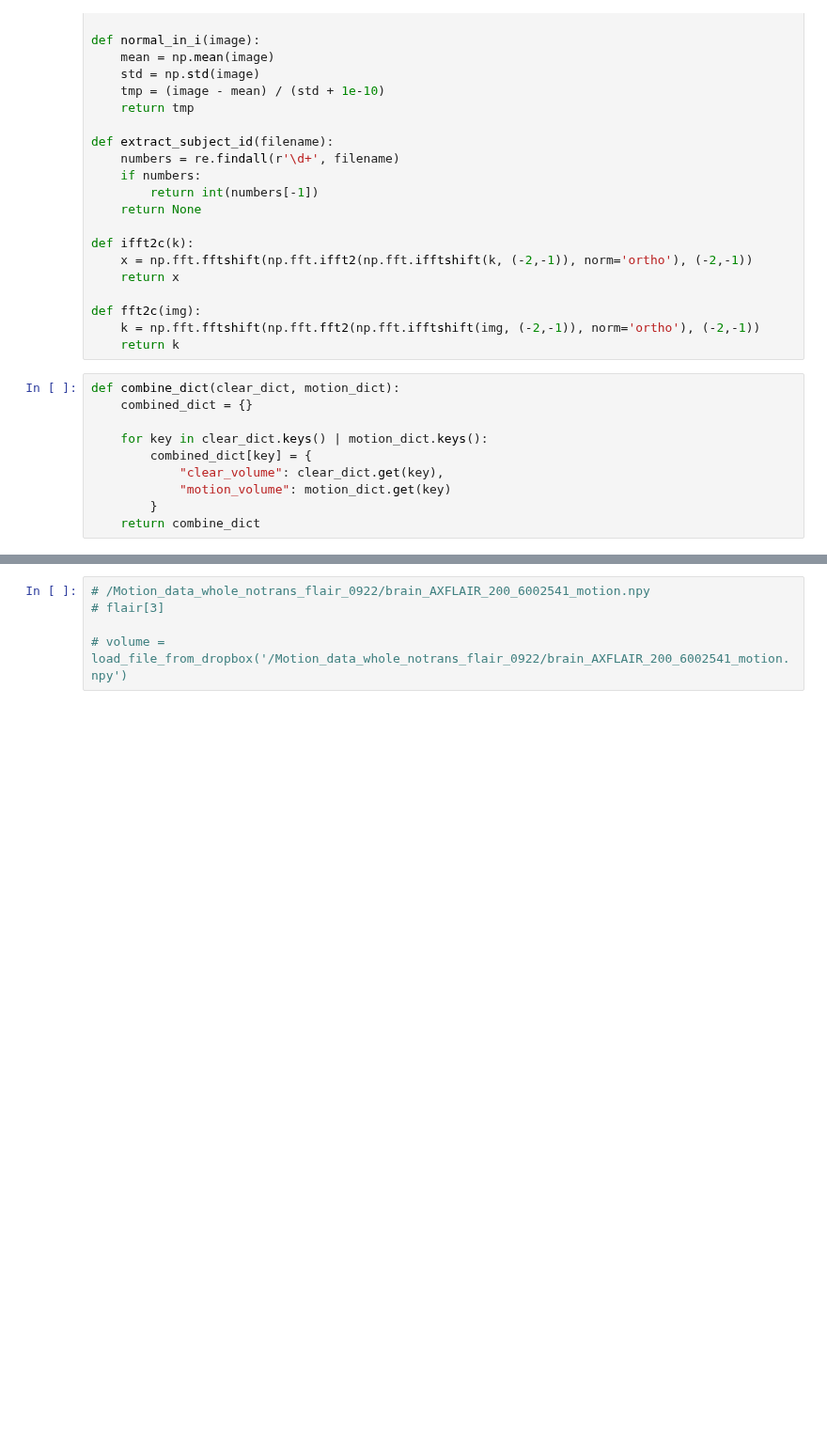
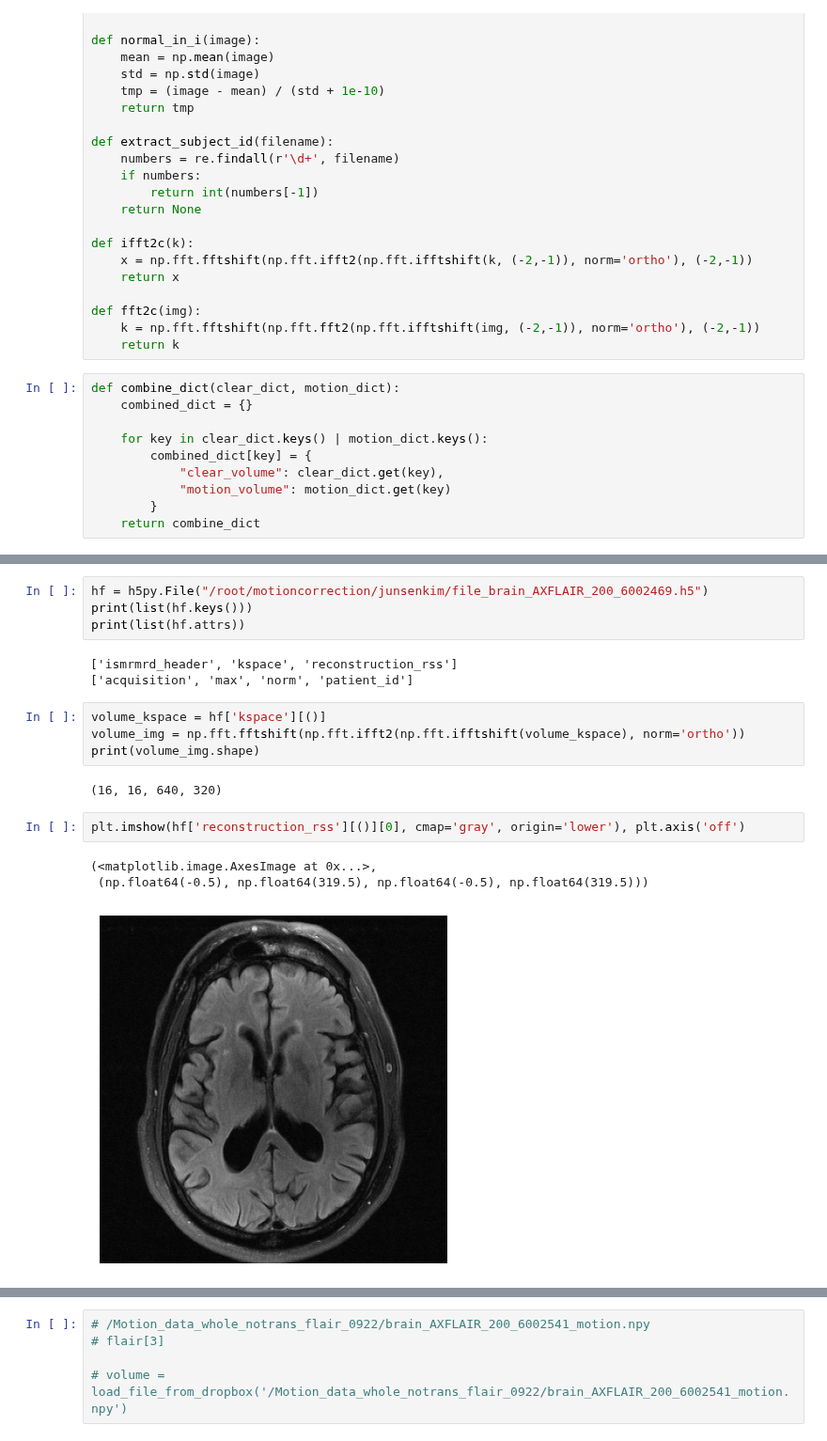
Before and after one commit to godjunhyung/motioncorrection, a Jupyter notebook: load_data/load_dropbox.ipynb, the cells around one changed output, grey strips where cells are left out. Shown at 94% size. Cells and saved outputs as stored; diff of their text form; blank space fills up the shorter version.

```diff
--- a/load_data/load_dropbox.ipynb
+++ b/load_data/load_dropbox.ipynb
@@ -186,3 +187,22 @@ Downloading /Motion_data_whole_notrans_flair_0922/brain_AXFLAIR_209_6001386_moti
 Downloading /Motion_data_whole_notrans_flair_0922/brain_AXFLAIR_202_6000480_motion.npy, attempt 1
 Downloading /Motion_data_whole_notrans_flair_0922/brain_AXFLAIR_200_6002618_motion.npy, attempt 1
 Loaded 163 npy files.
+# %%
+hf = h5py.File("/root/motioncorrection/junsenkim/file_brain_AXFLAIR_200_6002469.h5")
+print(list(hf.keys()))
+print(list(hf.attrs))
+# %% [output]
+['ismrmrd_header', 'kspace', 'reconstruction_rss']
+['acquisition', 'max', 'norm', 'patient_id']
+# %%
+volume_kspace = hf['kspace'][()]
+volume_img = np.fft.fftshift(np.fft.ifft2(np.fft.ifftshift(volume_kspace), norm='ortho'))
+print(volume_img.shape)
+# %% [output]
+(16, 16, 640, 320)
+# %%
+plt.imshow(hf['reconstruction_rss'][()][0], cmap='gray', origin='lower'), plt.axis('off')
+# %% [output]
+(<matplotlib.image.AxesImage at 0x...>,
+ (np.float64(-0.5), np.float64(319.5), np.float64(-0.5), np.float64(319.5)))
+[figure, added]
```
Also changed, not shown: parts of 20 cells of this notebook.
